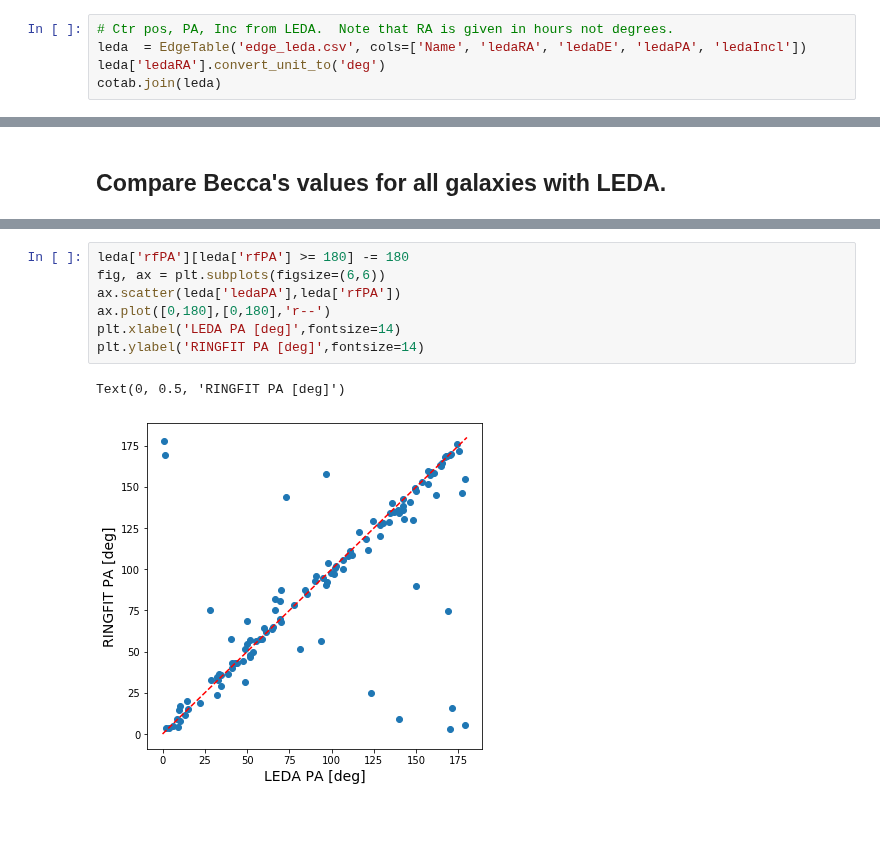
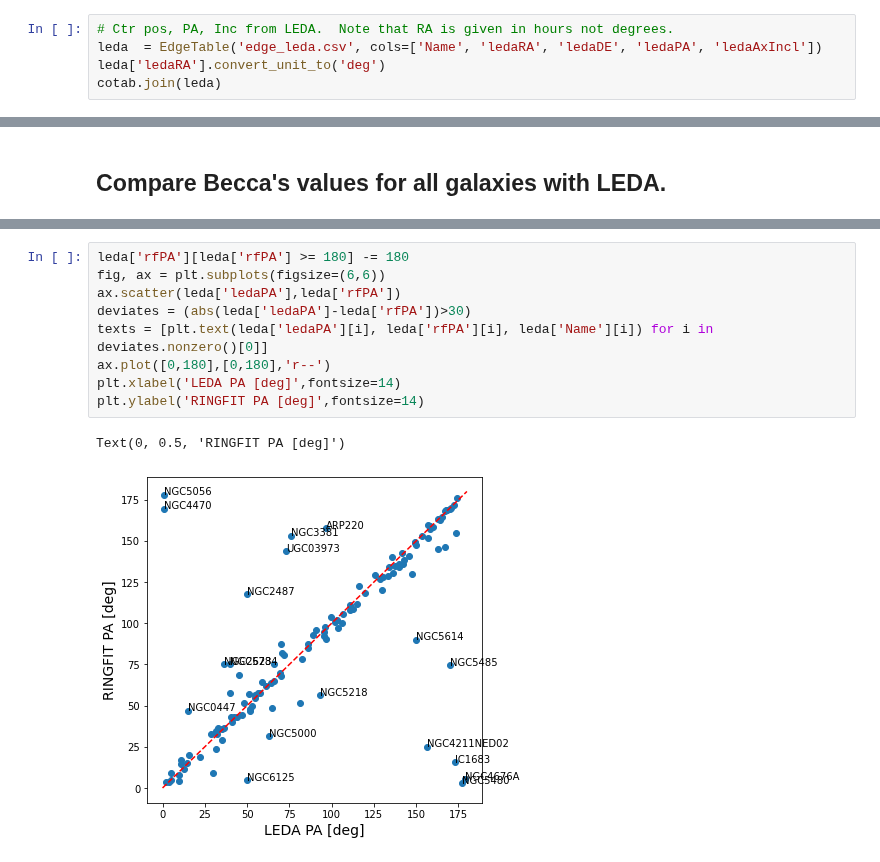
Before and after one commit to tonywong94/edge_pydb, a Jupyter notebook: demo_notebk/Azplot.ipynb, the cells around one changed output, grey strips where cells are left out. Cells and saved outputs as stored; diff of their text form; blank space fills up the shorter version.

```diff
--- a/demo_notebk/Azplot.ipynb
+++ b/demo_notebk/Azplot.ipynb
@@ -46,6 +47,6 @@ ctrpos = EdgeTable('edge_coflux_smo7.csv', cols=['Name', 'coRactr_smo7', 'coDect
 cotab.join(ctrpos)
 # %%
 # Ctr pos, PA, Inc from LEDA.  Note that RA is given in hours not degrees.
-leda  = EdgeTable('edge_leda.csv', cols=['Name', 'ledaRA', 'ledaDE', 'ledaPA', 'ledaIncl'])
+leda  = EdgeTable('edge_leda.csv', cols=['Name', 'ledaRA', 'ledaDE', 'ledaPA', 'ledaAxIncl'])
 leda['ledaRA'].convert_unit_to('deg')
 cotab.join(leda)
@@ -164,10 +181,12 @@ Text(0, 0.5, 'RINGFIT cos(inc)')
 # %%
 leda['rfPA'][leda['rfPA'] >= 180] -= 180
 fig, ax = plt.subplots(figsize=(6,6))
 ax.scatter(leda['ledaPA'],leda['rfPA'])
+deviates = (abs(leda['ledaPA']-leda['rfPA'])>30)
+texts = [plt.text(leda['ledaPA'][i], leda['rfPA'][i], leda['Name'][i]) for i in deviates.nonzero()[0]]
 ax.plot([0,180],[0,180],'r--')
 plt.xlabel('LEDA PA [deg]',fontsize=14)
 plt.ylabel('RINGFIT PA [deg]',fontsize=14)
 # %% [output]
 Text(0, 0.5, 'RINGFIT PA [deg]')
-[figure, old version]
+[figure, new version]
```
Also changed, not shown: parts of 10 cells of this notebook, 12 other files.
